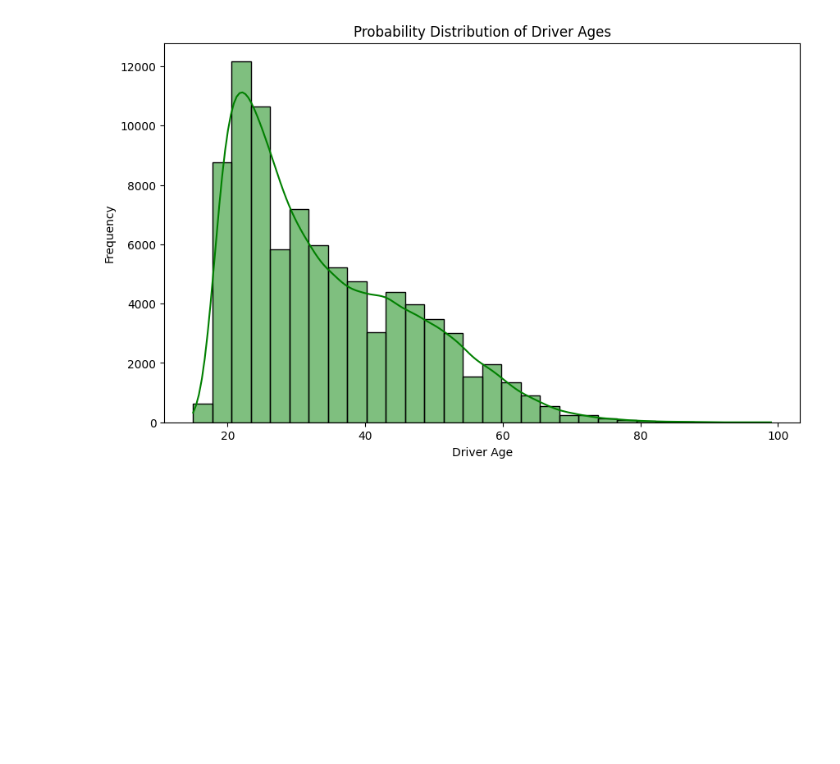
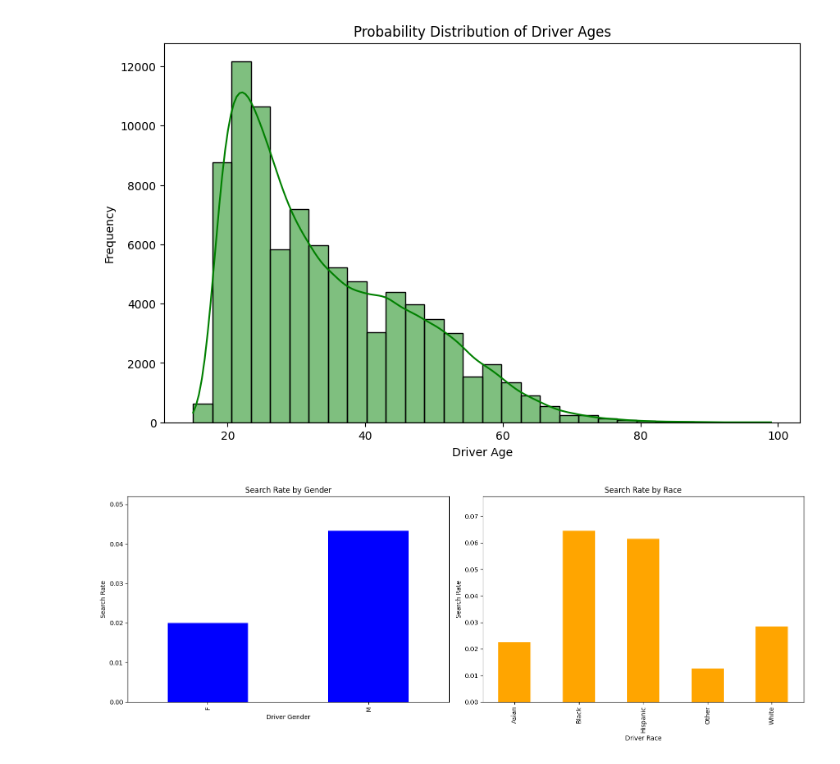
Before and after one commit to tonywangs/open-police-project, a Jupyter notebook: RI_Analysis.ipynb, the cells around one changed output. Saved outputs shown, nothing was run; the diff lists cells and outputs as text; code cells hidden in the pictures; blank space fills up the shorter version.

```diff
--- a/RI_Analysis.ipynb
+++ b/RI_Analysis.ipynb
@@ -391,3 +391,31 @@ plt.ylabel('Frequency')
 plt.show()
 # %% [output]
 [figure]
+# %%
+# Calculate the search rate by gender
+search_rate_gender = data.groupby('driver_gender')['search_conducted'].mean()
+
+# Calculate the search rate by race
+search_rate_race = data.groupby('driver_race')['search_conducted'].mean()
+
+# Plotting the search rates by gender and race
+fig, ax = plt.subplots(1, 2, figsize=(16, 6))
+
+# Search rates by gender
+search_rate_gender.plot(kind='bar', color='blue', ax=ax[0])
+ax[0].set_title('Search Rate by Gender')
+ax[0].set_xlabel('Driver Gender')
+ax[0].set_ylabel('Search Rate')
+ax[0].set_ylim(0, max(search_rate_gender) * 1.2)
+
+# Search rates by race
+search_rate_race.plot(kind='bar', color='orange', ax=ax[1])
+ax[1].set_title('Search Rate by Race')
+ax[1].set_xlabel('Driver Race')
+ax[1].set_ylabel('Search Rate')
+ax[1].set_ylim(0, max(search_rate_race) * 1.2)
+
+plt.tight_layout()
+plt.show()
+# %% [output]
+[figure, added]
```
